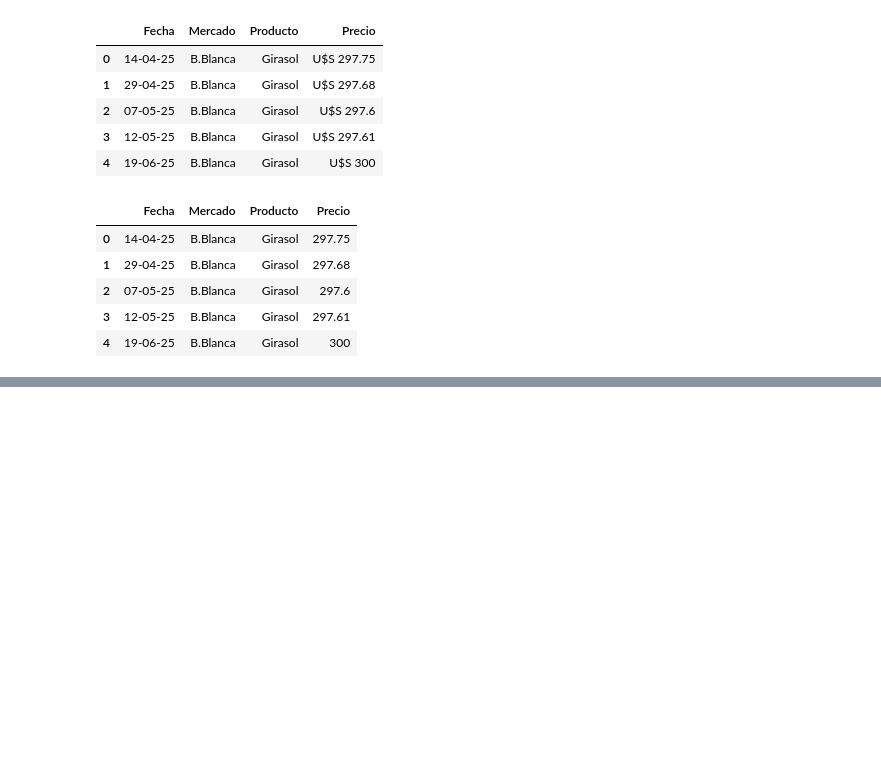
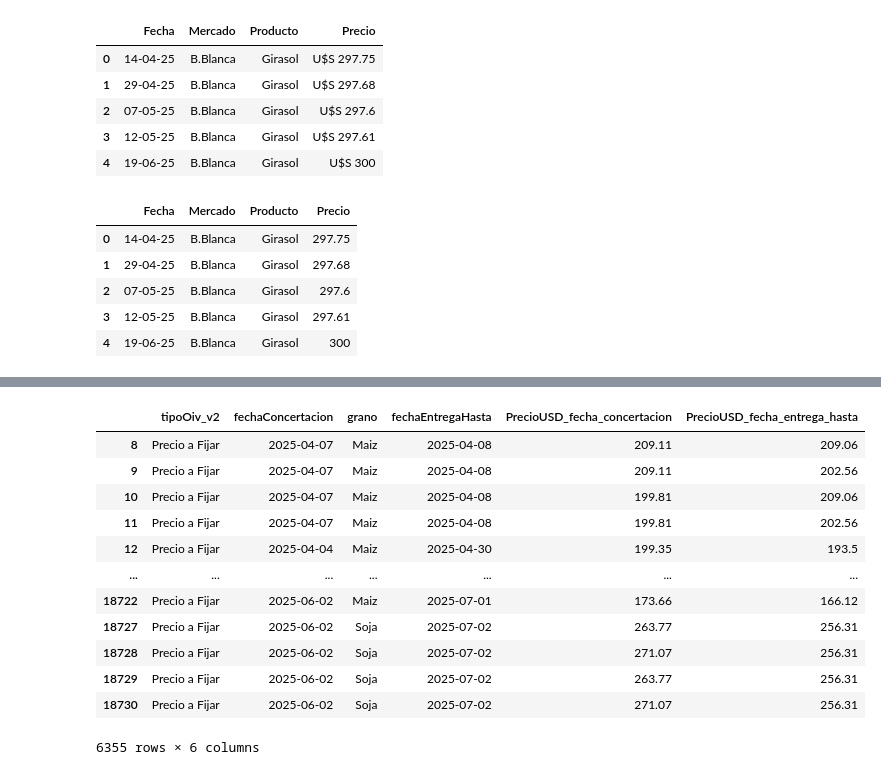
Before and after one commit to plijtmaer/web-mining-sio-granos, a Jupyter notebook: notebooks/3.2- EDA.ipynb, the cells around one changed output, grey strips where cells are left out. Saved outputs shown, nothing was run; the diff lists cells and outputs as text; code cells hidden in the pictures; blank space fills up the shorter version.

Commit message:
Merge precios en fecha de entrega y concertacion

```diff
--- a/notebooks/3.2- EDA.ipynb
+++ b/notebooks/3.2- EDA.ipynb
@@ -233,0 +276,3 @@ mtr.head()
+# %%
+df_precios = df.merge(mtr, left_on=['grano', 'fechaConcertacion'], right_on=['Producto', 'Fecha'], how='inner')
+df_precios.head()
@@ -233,0 +287,2 @@ mtr.head()
+# %%
+df_precios = df_precios.merge(mtr, left_on=['grano', 'fechaEntregaHasta'], right_on=['Producto', 'Fecha'], how='inner')
@@ -233,0 +309,3 @@ mtr.head()
+# %%
+df_precios.rename(columns={'Precio_y': 'PrecioUSD_fecha_entrega_hasta',
+                           'Precio_x': 'PrecioUSD_fecha_concertacion'}, inplace=True)
@@ -233,0 +327,18 @@ mtr.head()
+# %%
+df_precios_final = df_precios[['tipoOiv_v2','fechaConcertacion', 'grano','fechaEntregaHasta','PrecioUSD_fecha_concertacion','PrecioUSD_fecha_entrega_hasta']]
+# %%
+df_precios_final[df_precios_final['tipoOiv_v2'] == 'Precio a Fijar']
+# %% [output]
+|  | tipoOiv_v2 | fechaConcertacion | grano | fechaEntregaHasta | PrecioUSD_fecha_concertacion | PrecioUSD_fecha_entrega_hasta |
+| 8 | Precio a Fijar | 2025-04-07 | Maiz | 2025-04-08 | 209.11 | 209.06 |
+| 9 | Precio a Fijar | 2025-04-07 | Maiz | 2025-04-08 | 209.11 | 202.56 |
+| 10 | Precio a Fijar | 2025-04-07 | Maiz | 2025-04-08 | 199.81 | 209.06 |
+| 11 | Precio a Fijar | 2025-04-07 | Maiz | 2025-04-08 | 199.81 | 202.56 |
+| 12 | Precio a Fijar | 2025-04-04 | Maiz | 2025-04-30 | 199.35 | 193.5 |
+| ... | ... | ... | ... | ... | ... | ... |
+| 18722 | Precio a Fijar | 2025-06-02 | Maiz | 2025-07-01 | 173.66 | 166.12 |
+| 18727 | Precio a Fijar | 2025-06-02 | Soja | 2025-07-02 | 263.77 | 256.31 |
+| 18728 | Precio a Fijar | 2025-06-02 | Soja | 2025-07-02 | 271.07 | 256.31 |
+| 18729 | Precio a Fijar | 2025-06-02 | Soja | 2025-07-02 | 263.77 | 256.31 |
+| 18730 | Precio a Fijar | 2025-06-02 | Soja | 2025-07-02 | 271.07 | 256.31 |
+6355 rows × 6 columns
```
Also changed, not shown: parts of 12 cells of this notebook, 1 other file.
